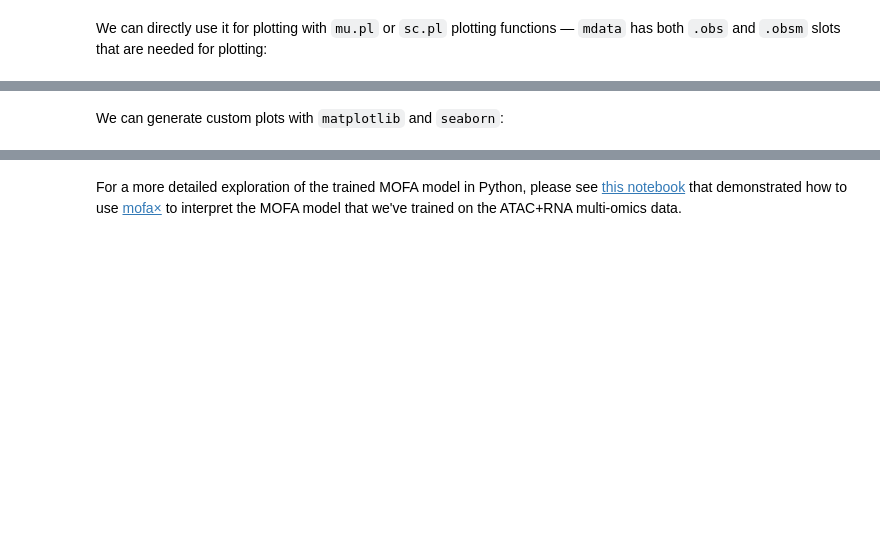
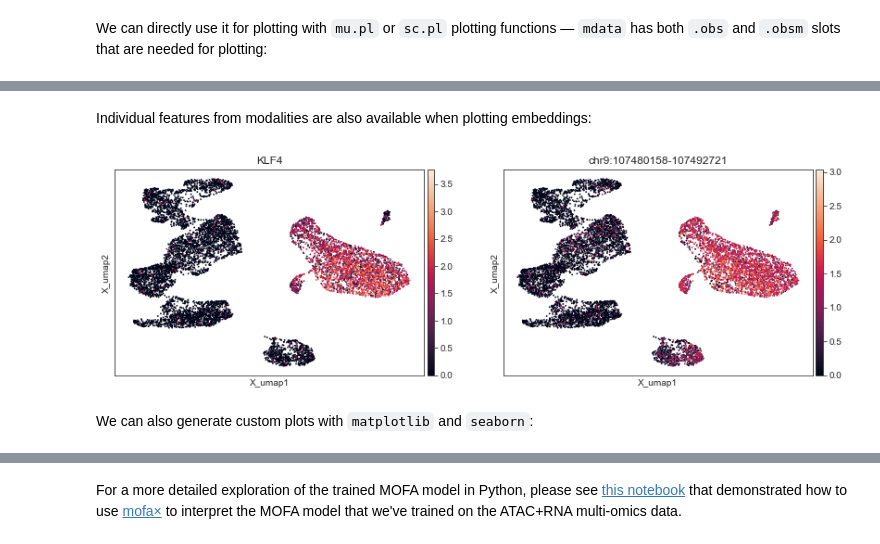
Before and after one commit to scverse/muon-tutorials, a Jupyter notebook: single-cell-rna-atac/pbmc10k/3-Multimodal-Omics-Data-Integration.ipynb, the cells around one changed output, grey strips where cells are left out. Saved outputs shown, nothing was run; the diff lists cells and outputs as text; code cells hidden in the pictures; blank space fills up the shorter version.

```diff
--- a/single-cell-rna-atac/pbmc10k/3-Multimodal-Omics-Data-Integration.ipynb
+++ b/single-cell-rna-atac/pbmc10k/3-Multimodal-Omics-Data-Integration.ipynb
@@ -107,5 +158,11 @@ mu.pl.mofa(mdata, color="atac:celltype", components=["1,2", "3,4"])
+# %% [markdown]
+Individual features from modalities are also available when plotting embeddings:
+# %%
+mu.pl.umap(mdata, color=["KLF4", "chr9:107480158-107492721"])
+# %% [output]
+[figure, added]
 # %% [markdown]
-We can generate custom plots with `matplotlib` and `seaborn`:
+We can also generate custom plots with `matplotlib` and `seaborn`:
 # %%
 df = pd.DataFrame(mdata.obsm["X_mofa"])
 df.columns = [f"Factor {i+1}" for i in range(df.shape[1])]
```
Also changed, not shown: parts of 20 cells of this notebook.
